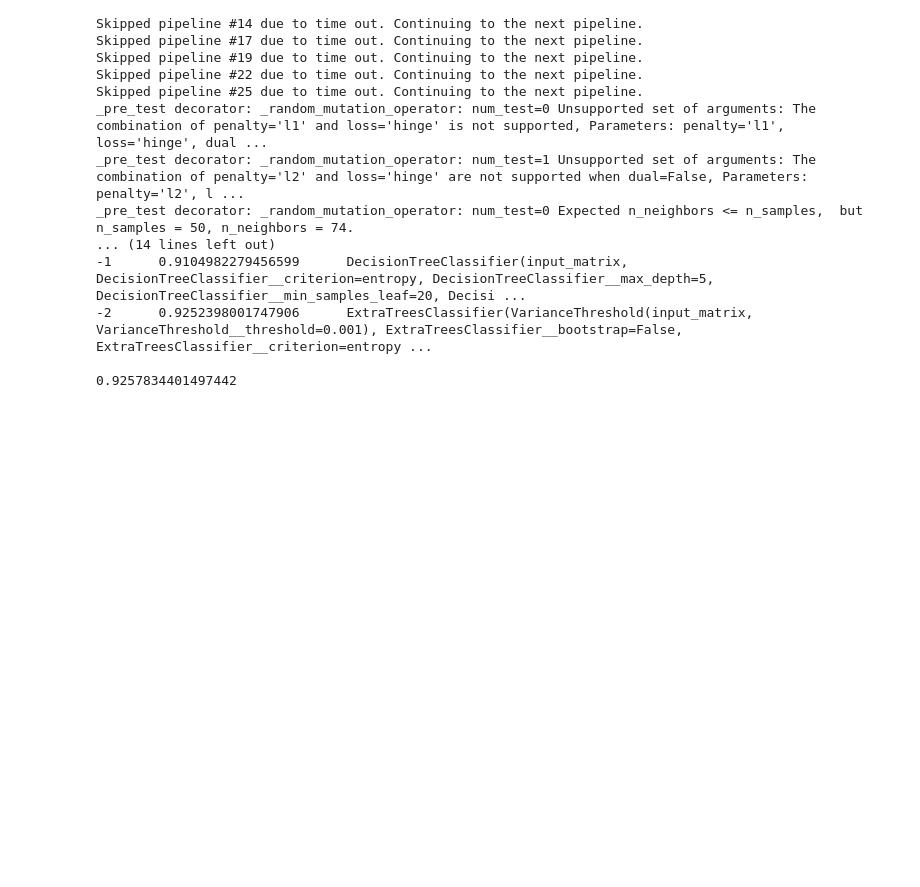
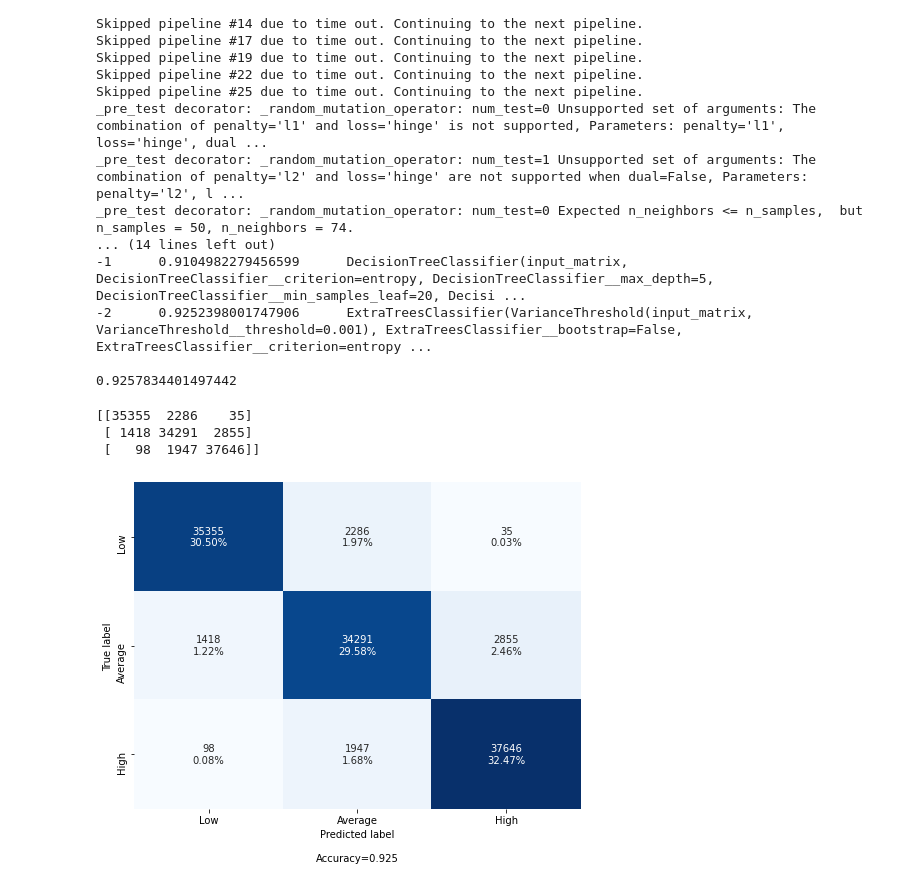
Before and after one commit to DataScienceMustang/DS_7331_MLI_Project1, a Jupyter notebook: TPOT_CLASS.ipynb, the cells around one changed output. Drawn from its saved outputs; the diff is of its cells as text; code cells hidden in the pictures; blank space fills up the shorter version.

Commit message:
Add files via upload
added model and visualization

```diff
--- a/TPOT_CLASS.ipynb
+++ b/TPOT_CLASS.ipynb
@@ -58,3 +58,19 @@ _pre_test decorator: _random_mutation_operator: num_test=0 Expected n_neighbors
 -2      0.9252398001747906      ExtraTreesClassifier(VarianceThreshold(input_matrix, VarianceThreshold__threshold=0.001), ExtraTreesClassifier__bootstrap=False, ExtraTreesClassifier__criterion=entropy ...
 
 0.9257834401497442
+# %%
+from sklearn.ensemble import ExtraTreesClassifier
+from sklearn.datasets import make_classification
+clf = ExtraTreesClassifier(bootstrap=False, criterion="entropy", max_features=0.7000000000000001, min_samples_leaf=5, min_samples_split=18, n_estimators=100)
+clf.fit(X_train, y_train)
+#ExtraTreesClassifier(random_state=0)
+y_pred = clf.predict(X_test)
+# %%
+from sklearn.metrics import confusion_matrix
+#Get the confusion matrix
+cf_matrix = confusion_matrix(y_test, y_pred)
+print(cf_matrix)
+# %% [output]
+[[35355  2286    35]
+ [ 1418 34291  2855]
+ [   98  1947 37646]]
@@ -60,0 +179,5 @@ _pre_test decorator: _random_mutation_operator: num_test=0 Expected n_neighbors
+# %%
+categories = ['Low', 'Average', 'High']
+make_confusion_matrix(cf_matrix, figsize=(8,6), cbar=False, sum_stats=True, categories=categories )
+# %% [output]
+[figure, added]
```
Also changed, not shown: parts of 1 cell of this notebook.
